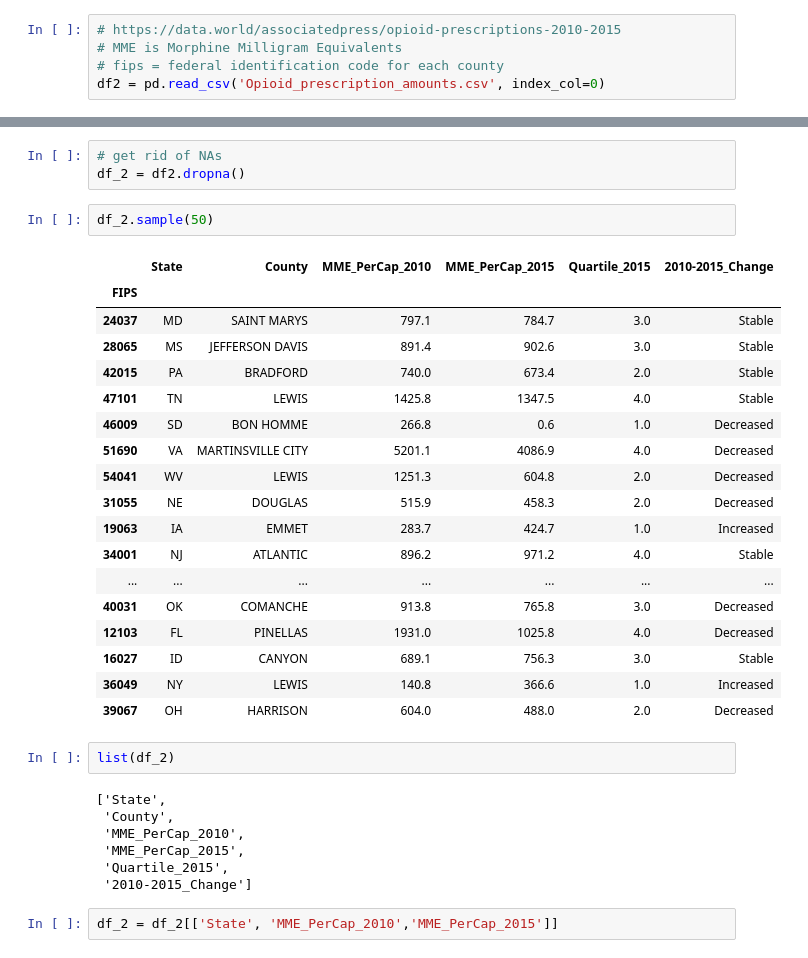
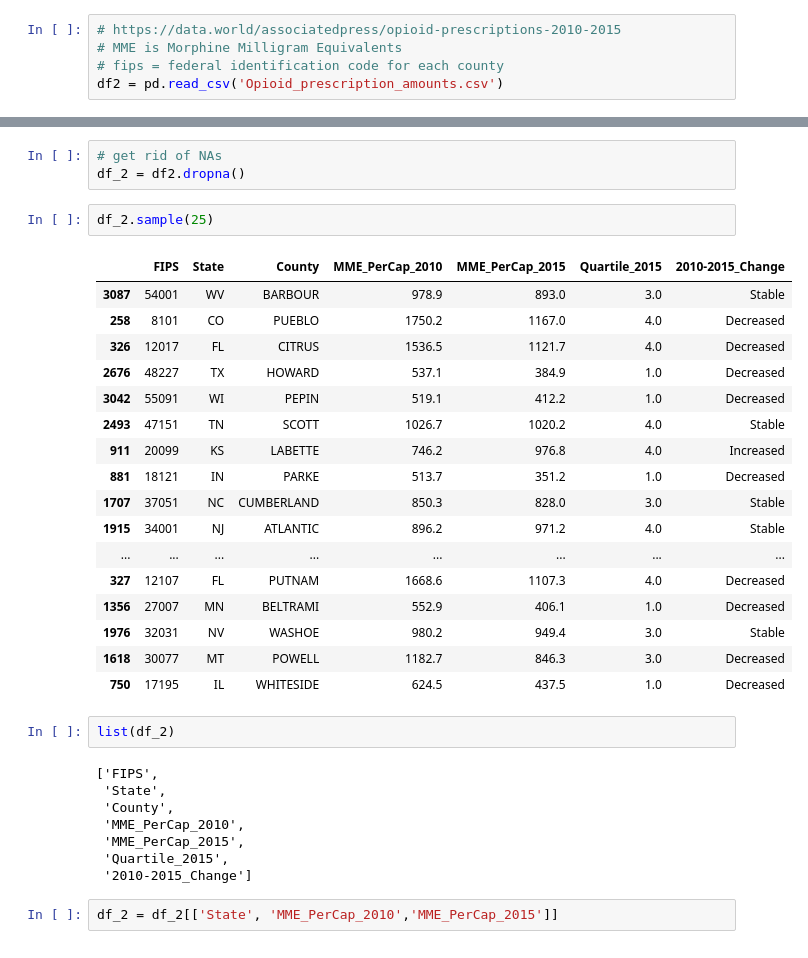
Before and after one commit to whh96/Opioid_DataDive, a Jupyter notebook: Opioid_DataDiveV2.ipynb, the cells around one changed output, grey strips where cells are left out. Drawn from its saved outputs; the diff is of its cells as text.

```diff
--- a/Opioid_DataDiveV2.ipynb
+++ b/Opioid_DataDiveV2.ipynb
@@ -96,7 +79,7 @@ df1.tail()
 # https://data.world/associatedpress/opioid-prescriptions-2010-2015
 # MME is Morphine Milligram Equivalents
 # fips = federal identification code for each county
-df2 = pd.read_csv('Opioid_prescription_amounts.csv', index_col=0)
+df2 = pd.read_csv('Opioid_prescription_amounts.csv')
 # %%
 df2.head()
 # %% [output]
@@ -111,30 +93,30 @@ df2.head()
 # get rid of NAs
 df_2 = df2.dropna()
 # %%
-df_2.sample(50)
+df_2.sample(25)
 # %% [output]
-|  | State | County | MME_PerCap_2010 | MME_PerCap_2015 | Quartile_2015 | 2010-2015_Change |
-| FIPS |  |  |  |  |  |  |
-| 24037 | MD | SAINT MARYS | 797.1 | 784.7 | 3.0 | Stable |
-| 28065 | MS | JEFFERSON DAVIS | 891.4 | 902.6 | 3.0 | Stable |
-| 42015 | PA | BRADFORD | 740.0 | 673.4 | 2.0 | Stable |
-| 47101 | TN | LEWIS | 1425.8 | 1347.5 | 4.0 | Stable |
-| 46009 | SD | BON HOMME | 266.8 | 0.6 | 1.0 | Decreased |
-| 51690 | VA | MARTINSVILLE CITY | 5201.1 | 4086.9 | 4.0 | Decreased |
-| 54041 | WV | LEWIS | 1251.3 | 604.8 | 2.0 | Decreased |
-| 31055 | NE | DOUGLAS | 515.9 | 458.3 | 2.0 | Decreased |
-| 19063 | IA | EMMET | 283.7 | 424.7 | 1.0 | Increased |
-| 34001 | NJ | ATLANTIC | 896.2 | 971.2 | 4.0 | Stable |
-| ... | ... | ... | ... | ... | ... | ... |
-| 40031 | OK | COMANCHE | 913.8 | 765.8 | 3.0 | Decreased |
-| 12103 | FL | PINELLAS | 1931.0 | 1025.8 | 4.0 | Decreased |
-| 16027 | ID | CANYON | 689.1 | 756.3 | 3.0 | Stable |
-| 36049 | NY | LEWIS | 140.8 | 366.6 | 1.0 | Increased |
-| 39067 | OH | HARRISON | 604.0 | 488.0 | 2.0 | Decreased |
+|  | FIPS | State | County | MME_PerCap_2010 | MME_PerCap_2015 | Quartile_2015 | 2010-2015_Change |
+| 3087 | 54001 | WV | BARBOUR | 978.9 | 893.0 | 3.0 | Stable |
+| 258 | 8101 | CO | PUEBLO | 1750.2 | 1167.0 | 4.0 | Decreased |
+| 326 | 12017 | FL | CITRUS | 1536.5 | 1121.7 | 4.0 | Decreased |
+| 2676 | 48227 | TX | HOWARD | 537.1 | 384.9 | 1.0 | Decreased |
+| 3042 | 55091 | WI | PEPIN | 519.1 | 412.2 | 1.0 | Decreased |
+| 2493 | 47151 | TN | SCOTT | 1026.7 | 1020.2 | 4.0 | Stable |
+| 911 | 20099 | KS | LABETTE | 746.2 | 976.8 | 4.0 | Increased |
+| 881 | 18121 | IN | PARKE | 513.7 | 351.2 | 1.0 | Decreased |
+| 1707 | 37051 | NC | CUMBERLAND | 850.3 | 828.0 | 3.0 | Stable |
+| 1915 | 34001 | NJ | ATLANTIC | 896.2 | 971.2 | 4.0 | Stable |
+| ... | ... | ... | ... | ... | ... | ... | ... |
+| 327 | 12107 | FL | PUTNAM | 1668.6 | 1107.3 | 4.0 | Decreased |
+| 1356 | 27007 | MN | BELTRAMI | 552.9 | 406.1 | 1.0 | Decreased |
+| 1976 | 32031 | NV | WASHOE | 980.2 | 949.4 | 3.0 | Stable |
+| 1618 | 30077 | MT | POWELL | 1182.7 | 846.3 | 3.0 | Decreased |
+| 750 | 17195 | IL | WHITESIDE | 624.5 | 437.5 | 1.0 | Decreased |
 # %%
 list(df_2)
 # %% [output]
-['State',
+['FIPS',
+ 'State',
  'County',
  'MME_PerCap_2010',
  'MME_PerCap_2015',
```
Also changed, not shown: parts of 52 cells of this notebook.
